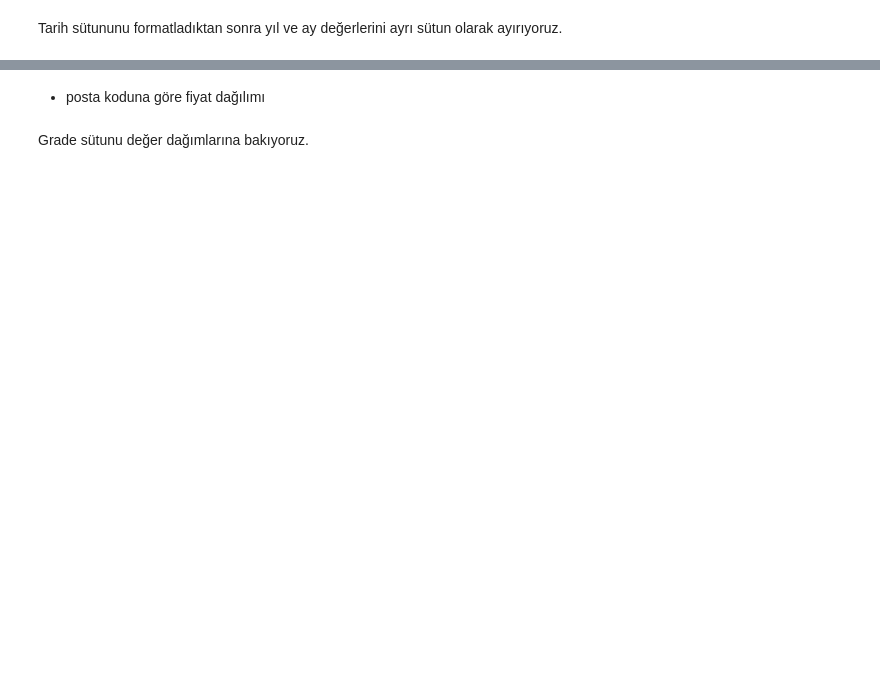
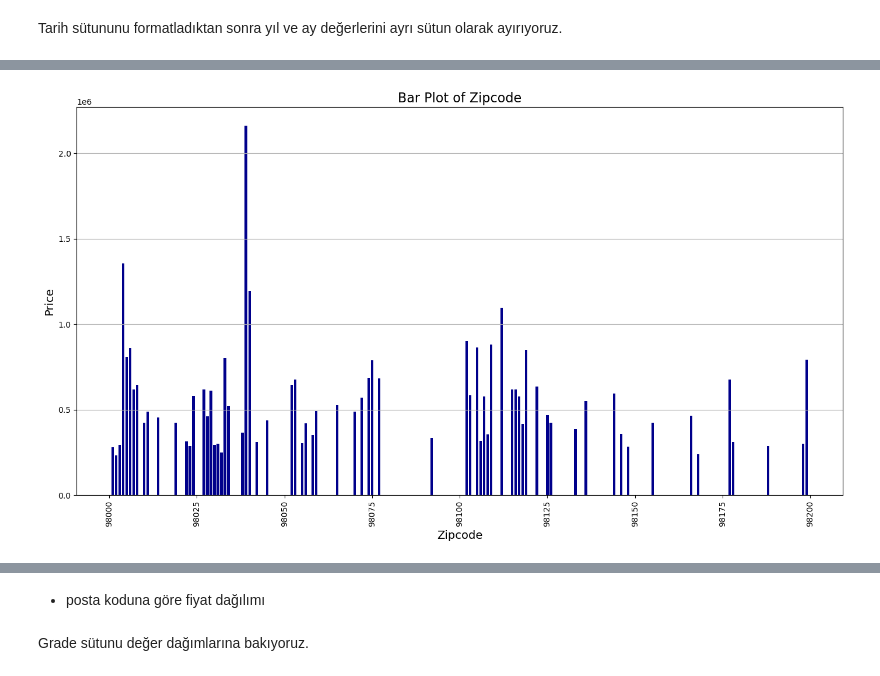
Before and after one commit to ismailcankaratas/Boston-Housing-ML, a Jupyter notebook: app.ipynb, the cells around one changed output, grey strips where cells are left out. Saved outputs shown, nothing was run; the diff lists cells and outputs as text; code cells hidden in the pictures; blank space fills up the shorter version.

```diff
--- a/app.ipynb
+++ b/app.ipynb
@@ -163,0 +202,3 @@ data
+# %%
+grouped_zipcode = data.groupby(["zipcode"])["price"].mean()
+grouped_zipcode
@@ -163,0 +219,25 @@ data
+# %%
+import matplotlib.pyplot as plt
+
+# Verileri x ve y eksenlerine ayırın
+zipcodes = grouped_zipcode.head(70).index
+counts = grouped_zipcode.head(70).values
+
+# Bar plot oluştur
+plt.figure(figsize=(14, 8))  # Daha geniş bir figür boyutu kullanarak grafik okunabilirliğini artırın
+bar_width = 0.7  # Bar genişliği
+
+plt.bar(zipcodes, counts, color='darkblue', width=bar_width)
+
+# Grafiği düzenle
+plt.title('Bar Plot of Zipcode', fontsize=16)
+plt.xlabel('Zipcode', fontsize=14)
+plt.ylabel('Price', fontsize=14)
+plt.xticks(rotation=90, fontsize=10)  # X eksenindeki değerleri döndürerek daha okunaklı hale getirin
+plt.grid(axis='y')
+
+# Grafiği göster
+plt.tight_layout()  # Alt ve üst kenarlıkları otomatik olarak ayarlayarak grafik elemanlarının sıkışmasını önleyin
+plt.show()
+# %% [output]
+[figure, added]
```
Also changed, not shown: parts of 29 cells of this notebook, 2 other files.
